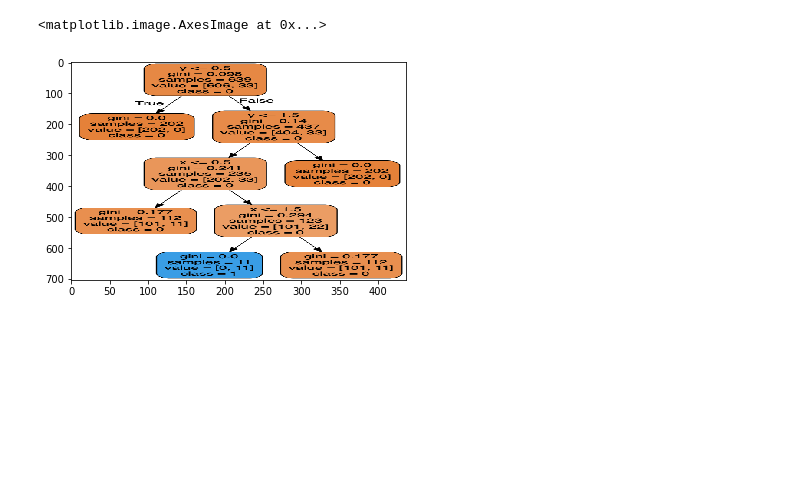
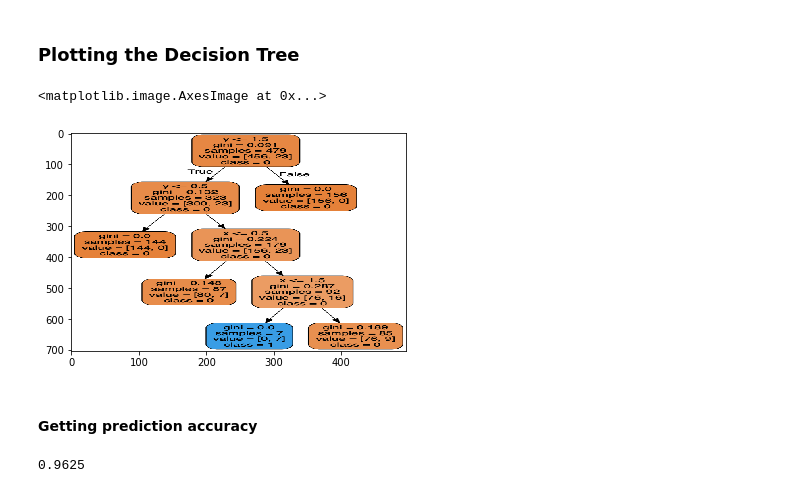
Before and after one commit to fdrio/Data_Mining, a Jupyter notebook: Exam/Exam1Prob3Expanded.ipynb, the cells around one changed output. Drawn from its saved outputs; the diff is of its cells as text; code cells hidden in the pictures; blank space fills up the shorter version.

```diff
--- a/Exam/Exam1Prob3Expanded.ipynb
+++ b/Exam/Exam1Prob3Expanded.ipynb
@@ -56,26 +64,44 @@ prob3df_expanded
+# %% [markdown]
+### Plotting the Decision Tree
+# %%
+from sklearn.model_selection import train_test_split
+train,test = train_test_split(prob3df_expanded,test_size=0.25)
 # %%
-X = prob3df_expanded.drop('class',axis=1)
-y = prob3df_expanded['class']
+X = train.drop('class',axis=1)
+y = train['class']
 
 
 dt = tree.DecisionTreeClassifier()
 # training
 dt.fit(X,y)
 
 
 dot_data = StringIO()
 # importing trees to graphviz dot format
 tree.export_graphviz(dt,out_file=dot_data,
                      feature_names=["x","y"],
                      class_names=["0","1"],
                      filled=True,
                      rounded=True,impurity=True)
 
 
 decision_tree_graph= pydotplus.pydotplus.graph_from_dot_data(dot_data.getvalue())
 decision_tree_graph.write_png("dt_expanded.png")
 img =mpimg.imread("/Users/francisco/Desktop/Fall_2018/Data_Mining/Exam/dt_expanded.png")
 plt.imshow(img,interpolation='nearest',aspect="auto")
 # %% [output]
 <matplotlib.image.AxesImage at 0x...>
-[figure, old version]
+[figure, new version]
+# %% [markdown]
+#### Getting prediction accuracy
+# %%
+X = test.drop('class',axis=1)
+y = test['class']
+
+
+
+dt_pred = dt.predict(X)
+acc = (dt_pred == y).sum()/len(y)
+print(acc)
+# %% [output]
+0.9625
```
Also changed, not shown: parts of 5 cells of this notebook, 4 other files.
